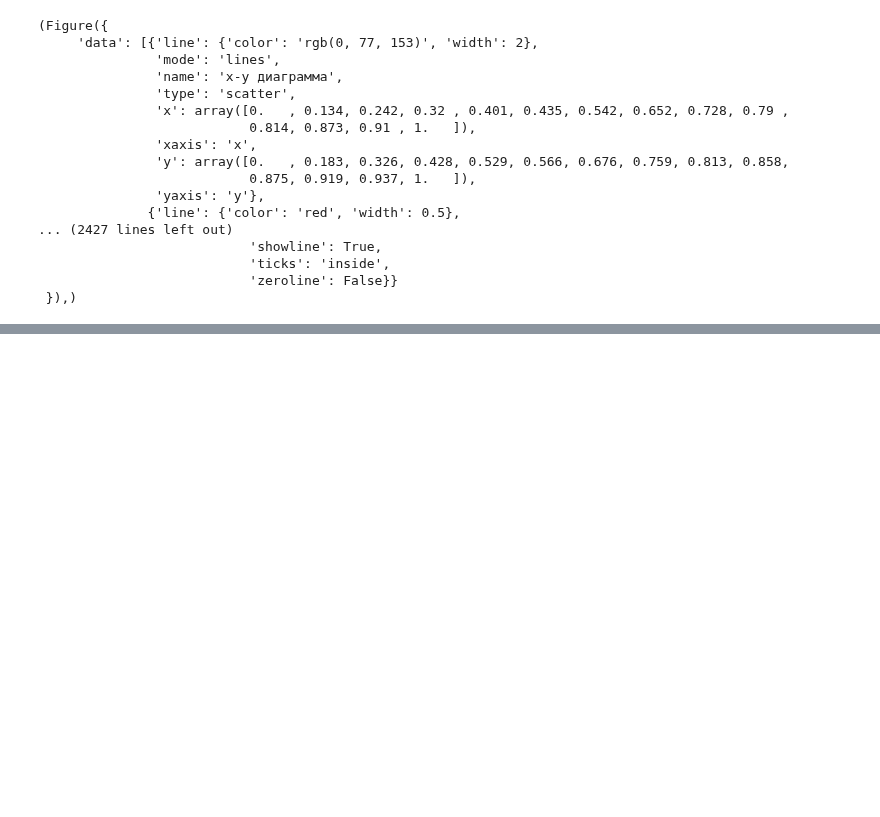
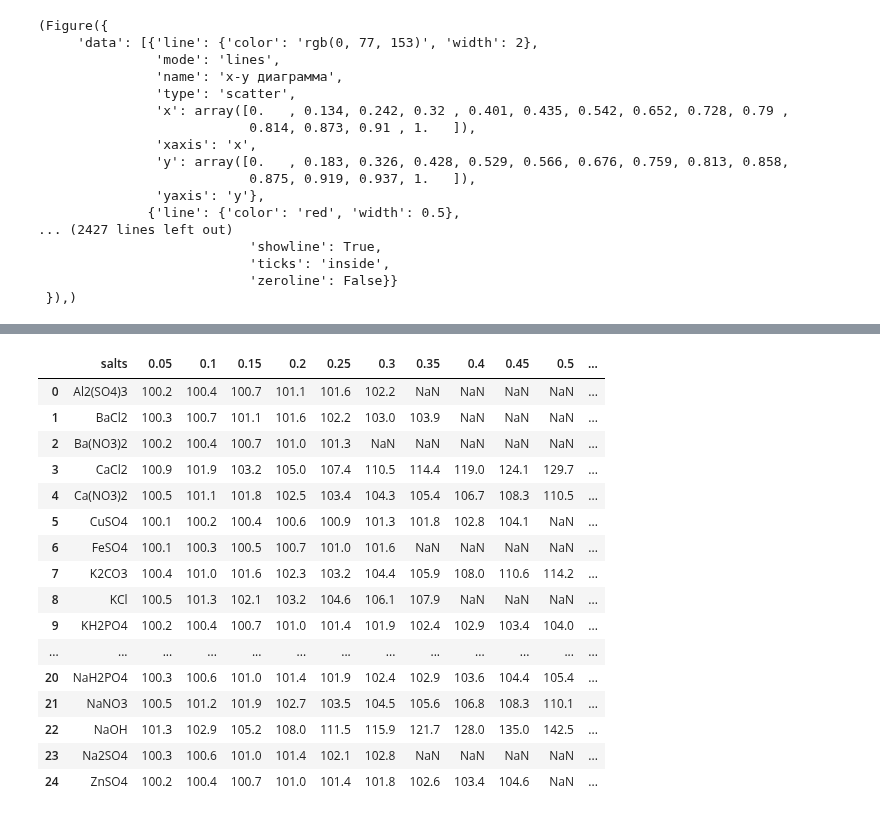
Before and after one commit to kdavjd/rectification_project, a Jupyter notebook: app_test_func.ipynb, the cells around one changed output, grey strips where cells are left out. Cells and saved outputs as stored; diff of their text form; code cells hidden in the pictures; blank space fills up the shorter version.

```diff
--- a/app_test_func.ipynb
+++ b/app_test_func.ipynb
@@ -418,0 +435,20 @@ attr.dropna(axis=1)
+# %%
+boiling_point_solution
+# %% [output]
+|  | salts | 0.05 | 0.1 | 0.15 | 0.2 | 0.25 | 0.3 | 0.35 | 0.4 | 0.45 | 0.5 | ... |
+| 0 | Al2(SO4)3 | 100.2 | 100.4 | 100.7 | 101.1 | 101.6 | 102.2 | NaN | NaN | NaN | NaN | ... |
+| 1 | BaCl2 | 100.3 | 100.7 | 101.1 | 101.6 | 102.2 | 103.0 | 103.9 | NaN | NaN | NaN | ... |
+| 2 | Ba(NO3)2 | 100.2 | 100.4 | 100.7 | 101.0 | 101.3 | NaN | NaN | NaN | NaN | NaN | ... |
+| 3 | CaCl2 | 100.9 | 101.9 | 103.2 | 105.0 | 107.4 | 110.5 | 114.4 | 119.0 | 124.1 | 129.7 | ... |
+| 4 | Ca(NO3)2 | 100.5 | 101.1 | 101.8 | 102.5 | 103.4 | 104.3 | 105.4 | 106.7 | 108.3 | 110.5 | ... |
+| 5 | CuSO4 | 100.1 | 100.2 | 100.4 | 100.6 | 100.9 | 101.3 | 101.8 | 102.8 | 104.1 | NaN | ... |
+| 6 | FeSO4 | 100.1 | 100.3 | 100.5 | 100.7 | 101.0 | 101.6 | NaN | NaN | NaN | NaN | ... |
+| 7 | K2CO3 | 100.4 | 101.0 | 101.6 | 102.3 | 103.2 | 104.4 | 105.9 | 108.0 | 110.6 | 114.2 | ... |
+| 8 | KCl | 100.5 | 101.3 | 102.1 | 103.2 | 104.6 | 106.1 | 107.9 | NaN | NaN | NaN | ... |
+| 9 | KH2PO4 | 100.2 | 100.4 | 100.7 | 101.0 | 101.4 | 101.9 | 102.4 | 102.9 | 103.4 | 104.0 | ... |
+| ... | ... | ... | ... | ... | ... | ... | ... | ... | ... | ... | ... | ... |
+| 20 | NaH2PO4 | 100.3 | 100.6 | 101.0 | 101.4 | 101.9 | 102.4 | 102.9 | 103.6 | 104.4 | 105.4 | ... |
+| 21 | NaNO3 | 100.5 | 101.2 | 101.9 | 102.7 | 103.5 | 104.5 | 105.6 | 106.8 | 108.3 | 110.1 | ... |
+| 22 | NaOH | 101.3 | 102.9 | 105.2 | 108.0 | 111.5 | 115.9 | 121.7 | 128.0 | 135.0 | 142.5 | ... |
+| 23 | Na2SO4 | 100.3 | 100.6 | 101.0 | 101.4 | 102.1 | 102.8 | NaN | NaN | NaN | NaN | ... |
+| 24 | ZnSO4 | 100.2 | 100.4 | 100.7 | 101.0 | 101.4 | 101.8 | 102.6 | 103.4 | 104.6 | NaN | ... |
```
Also changed, not shown: parts of 3 cells of this notebook, 14 other files.
